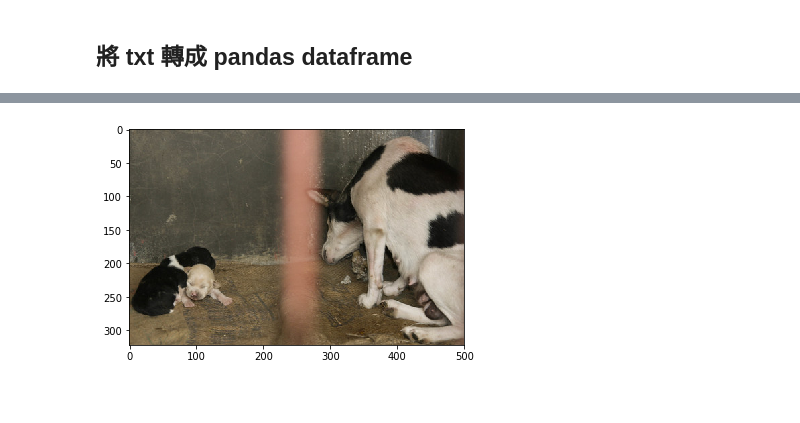
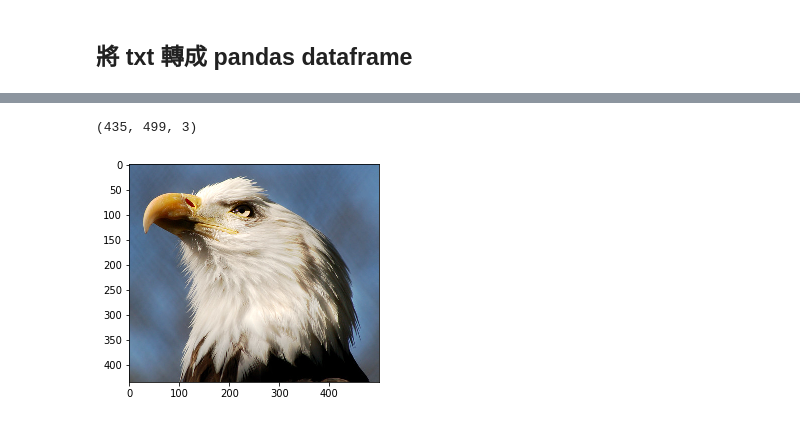
Before and after one commit to sevaroy/100Day-ML-Marathon, a Jupyter notebook: homework/Day_003-2_HW.ipynb, the cells around one changed output, grey strips where cells are left out. Cells and saved outputs as stored; diff of their text form; code cells hidden in the pictures; blank space fills up the shorter version.

```diff
--- a/homework/Day_003-2_HW.ipynb
+++ b/homework/Day_003-2_HW.ipynb
@@ -23,9 +23,7 @@ data[0:100]
 'n00015388_157\thttp://farm1.static.flickr.com/145/430300483_21e993670c.jpg\nn00015388_238\thttp://farm2'
 # %%
 # 找到換行符號，用該符號做字串分割後，把它拿掉
-split_tag = '\n'
-
-data = data.split(split_tag)
+data = data.split("\n")
 print(len(data))
 data[0]
 # %% [output]
@@ -33,22 +31,13 @@ data[0]
 'n00015388_157\thttp://farm1.static.flickr.com/145/430300483_21e993670c.jpg'
 # %% [markdown]
 ## 將 txt 轉成 pandas dataframe
-# %%
-num = []
-link = []
-for d in data:
-    if '\t' in d:
-        d = d.split('\t')
-        num.append(d[0])
-        link.append(d[1])
-
-labels = ['Num', 'Link']
-cols = [num, link]
-
-arrange_data = dict(list(zip(labels, cols)))
 # %%
 import pandas as pd
 
+arrange_data = []
+for d in data:
+    line = d.split("\t")
+    arrange_data.append(line)
 
 df = pd.DataFrame(arrange_data)
 df.head()
@@ -64,21 +70,17 @@ df.head()
 # %%
 from PIL import Image
 from io import BytesIO
 import numpy as np
 import matplotlib.pyplot as plt
-%matplotlib inline
 
-# 請用 df.loc[...] 得到第一筆資料的連結
-first_link = df.loc[1,'Link']
-
-response = requests.get(first_link)
+response = requests.get(df.loc[0, 1]) # 先讀取第一筆資料的圖片
 img = Image.open(BytesIO(response.content))
-
-# Convert img to numpy array
-
+img = np.array(img)
+print(img.shape)
 plt.imshow(img)
 plt.show()
 # %% [output]
+(435, 499, 3)
-[figure, old version]
+[figure, new version]
 # %%
 def img2arr_fromURLs(url_list, resize = False):
```
Also changed, not shown: parts of 8 cells of this notebook, 1 other file.
